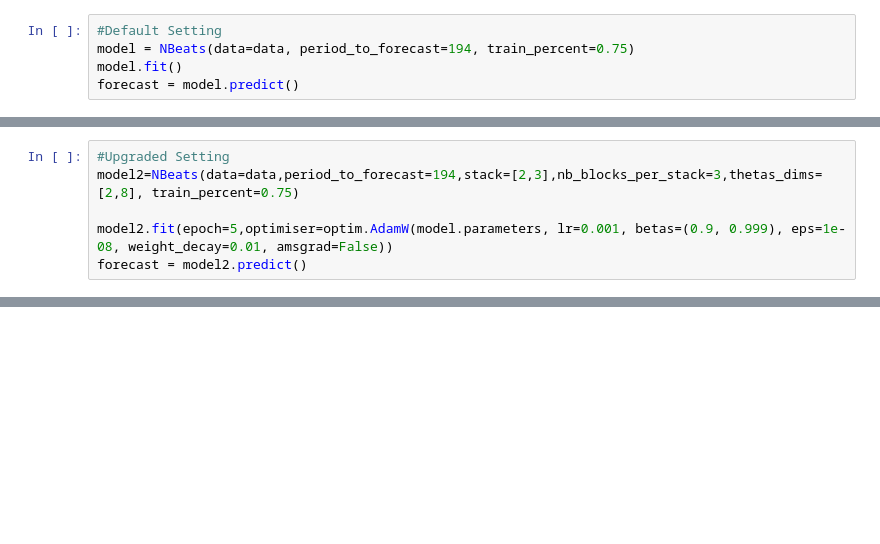
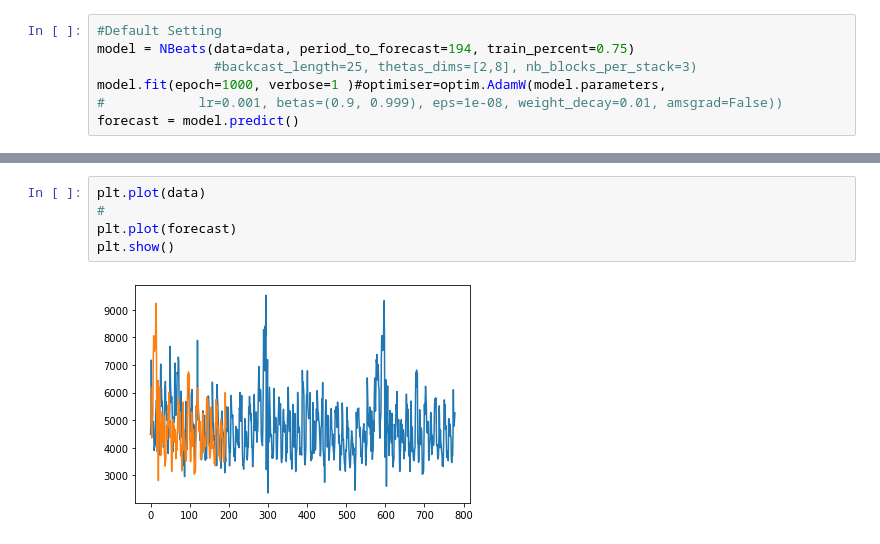
Before and after one commit to gpreet-singh/betasci, a Jupyter notebook: BetaNBeats.ipynb, the cells around one changed output, grey strips where cells are left out. Drawn from its saved outputs; the diff is of its cells as text; blank space fills up the shorter version.

```diff
--- a/BetaNBeats.ipynb
+++ b/BetaNBeats.ipynb
@@ -17,5 +17,7 @@ data = data.values        #univariate time series data of shape nx1 (numpy array
 # %%
 #Default Setting
 model = NBeats(data=data, period_to_forecast=194, train_percent=0.75)
-model.fit()
+               #backcast_length=25, thetas_dims=[2,8], nb_blocks_per_stack=3)
+model.fit(epoch=1000, verbose=1 )#optimiser=optim.AdamW(model.parameters,
+#            lr=0.001, betas=(0.9, 0.999), eps=1e-08, weight_decay=0.01, amsgrad=False))
 forecast = model.predict()
@@ -22,6 +41,0 @@ forecast = model.predict()
-# %%
-#Upgraded Setting
-model2=NBeats(data=data,period_to_forecast=194,stack=[2,3],nb_blocks_per_stack=3,thetas_dims=[2,8], train_percent=0.75)
-
-model2.fit(epoch=5,optimiser=optim.AdamW(model.parameters, lr=0.001, betas=(0.9, 0.999), eps=1e-08, weight_decay=0.01, amsgrad=False))
-forecast = model2.predict()
@@ -35,3 +52,10 @@ print(forecast)
+# %%
+plt.plot(data)
+#
+plt.plot(forecast)
+plt.show()
+# %% [output]
+[figure, added]
 # %%
 out = np.array(forecast, dtype=int)
 out.round()
```
Also changed, not shown: parts of 8 cells of this notebook, 8 other files.
